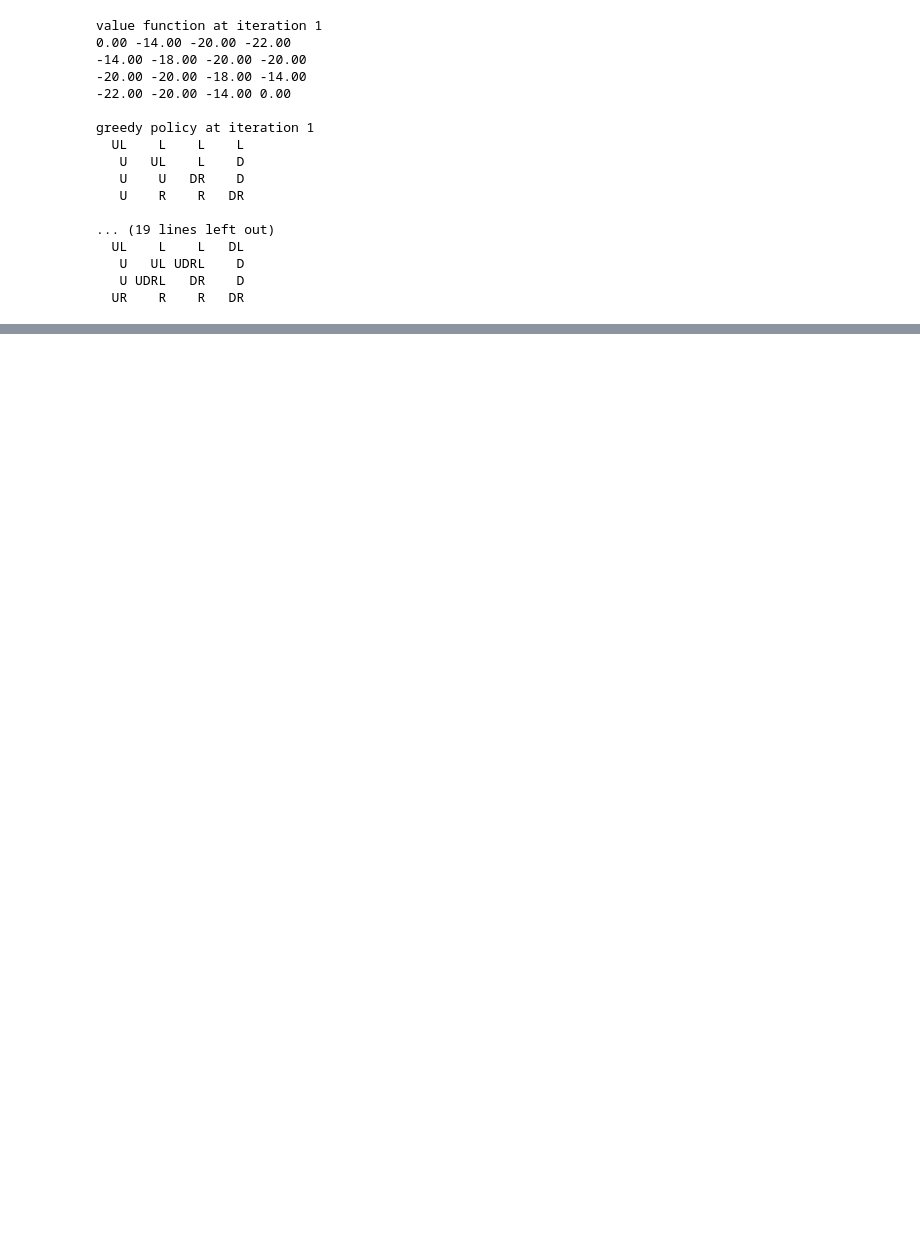
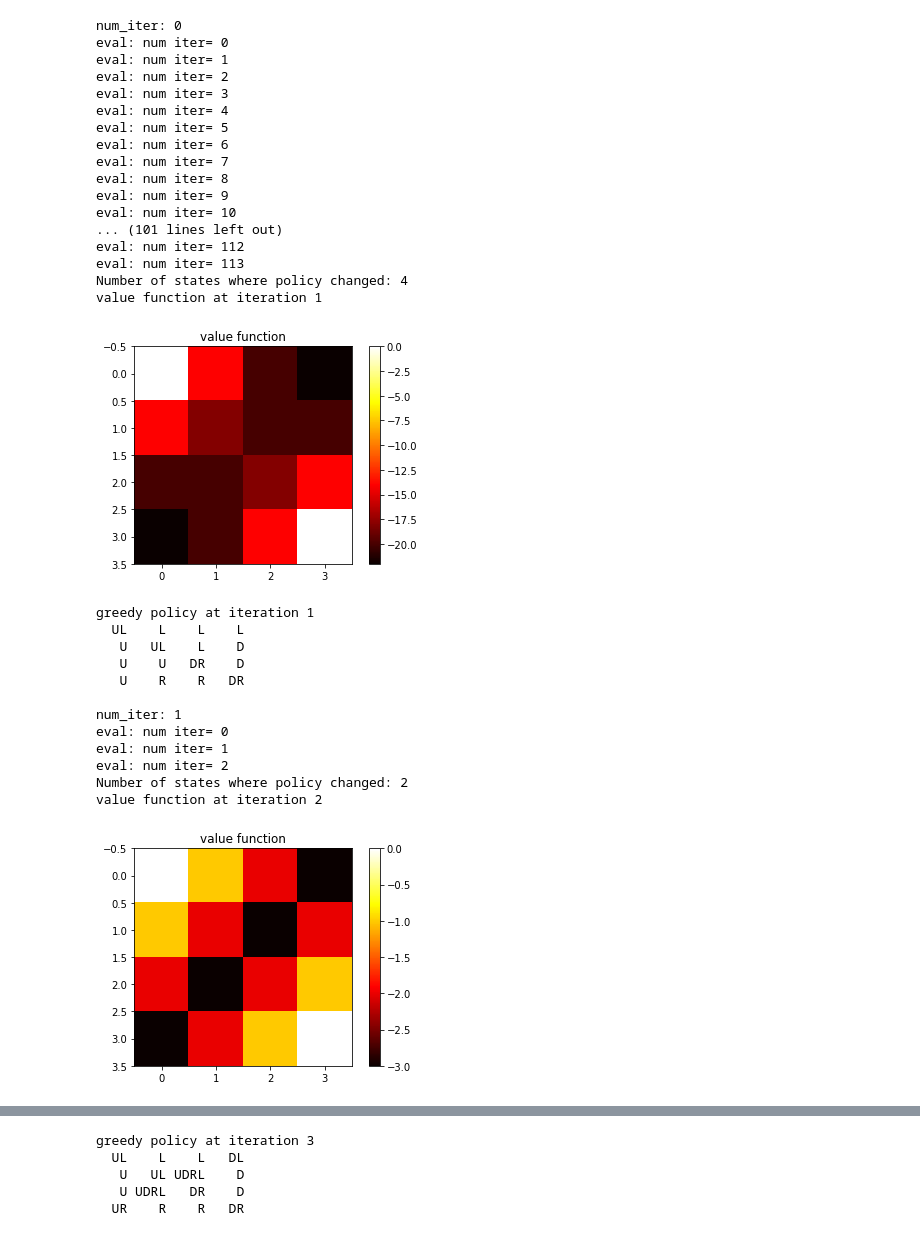
Before and after one commit to alphatamago/baserl, a Jupyter notebook: Sutton_RL_book_ch4_ch5.ipynb, the cells around one changed output, grey strips where cells are left out. Cells and saved outputs as stored; diff of their text form; code cells hidden in the pictures; blank space fills up the shorter version.

```diff
--- a/Sutton_RL_book_ch4_ch5.ipynb
+++ b/Sutton_RL_book_ch4_ch5.ipynb
@@ -107,32 +244,50 @@ in_place: False avg value: 422.445938972
 # %%
-# Applying the Policy Iteration algorithm to Grid World
+# Applying the Policy Iteration algorithm to the Grid World problem
+
 grid_world = GridWorld()
+reward_evaluator = make_transitions_based_reward_evaluator(grid_world.transitions)
 grid_world_policy, grid_world_v = policy_iteration(
     states=grid_world.states(),
     is_terminal=grid_world.is_terminal,
     actions=grid_world.actions,
     transitions=grid_world.transitions,
     gamma=grid_world.gamma(),
-    policy_evaluator=make_iterative_policy_evaluator(theta=0.0001, max_iter=150),
+    policy_evaluator=make_iterative_policy_evaluator(theta=0.0001, max_iter=150,
+                                                    reward_evaluator=reward_evaluator),
+    reward_evaluator=reward_evaluator,
     delta_policy_improv=0.00000001,
     max_iter_policy_improv=10,
     print_value=grid_world.print_value,
     print_policy=grid_world.print_policy)
 # %% [output]
+num_iter: 0
+eval: num iter= 0
+eval: num iter= 1
+eval: num iter= 2
+eval: num iter= 3
+eval: num iter= 4
+eval: num iter= 5
+eval: num iter= 6
+eval: num iter= 7
+eval: num iter= 8
+eval: num iter= 9
+eval: num iter= 10
+... (101 lines left out)
+eval: num iter= 112
+eval: num iter= 113
+Number of states where policy changed: 4
 value function at iteration 1
-0.00 -14.00 -20.00 -22.00
--14.00 -18.00 -20.00 -20.00
--20.00 -20.00 -18.00 -14.00
--22.00 -20.00 -14.00 0.00
-
-greedy policy at iteration 1
-  UL    L    L    L
-   U   UL    L    D
-   U    U   DR    D
-   U    R    R   DR
-
-... (19 lines left out)
-  UL    L    L   DL
-   U   UL UDRL    D
-   U UDRL   DR    D
-  UR    R    R   DR
+[figure, added]
+greedy policy at iteration 1
+  UL    L    L    L
+   U   UL    L    D
+   U    U   DR    D
+   U    R    R   DR
+
+num_iter: 1
+eval: num iter= 0
+eval: num iter= 1
+eval: num iter= 2
+Number of states where policy changed: 2
+value function at iteration 2
+[figure, added]
@@ -139 +308,6 @@ greedy policy at iteration 1
+greedy policy at iteration 3
+  UL    L    L   DL
+   U   UL UDRL    D
+   U UDRL   DR    D
+  UR    R    R   DR
 # %%
```
Also changed, not shown: parts of 5 cells of this notebook, 5 other files.
